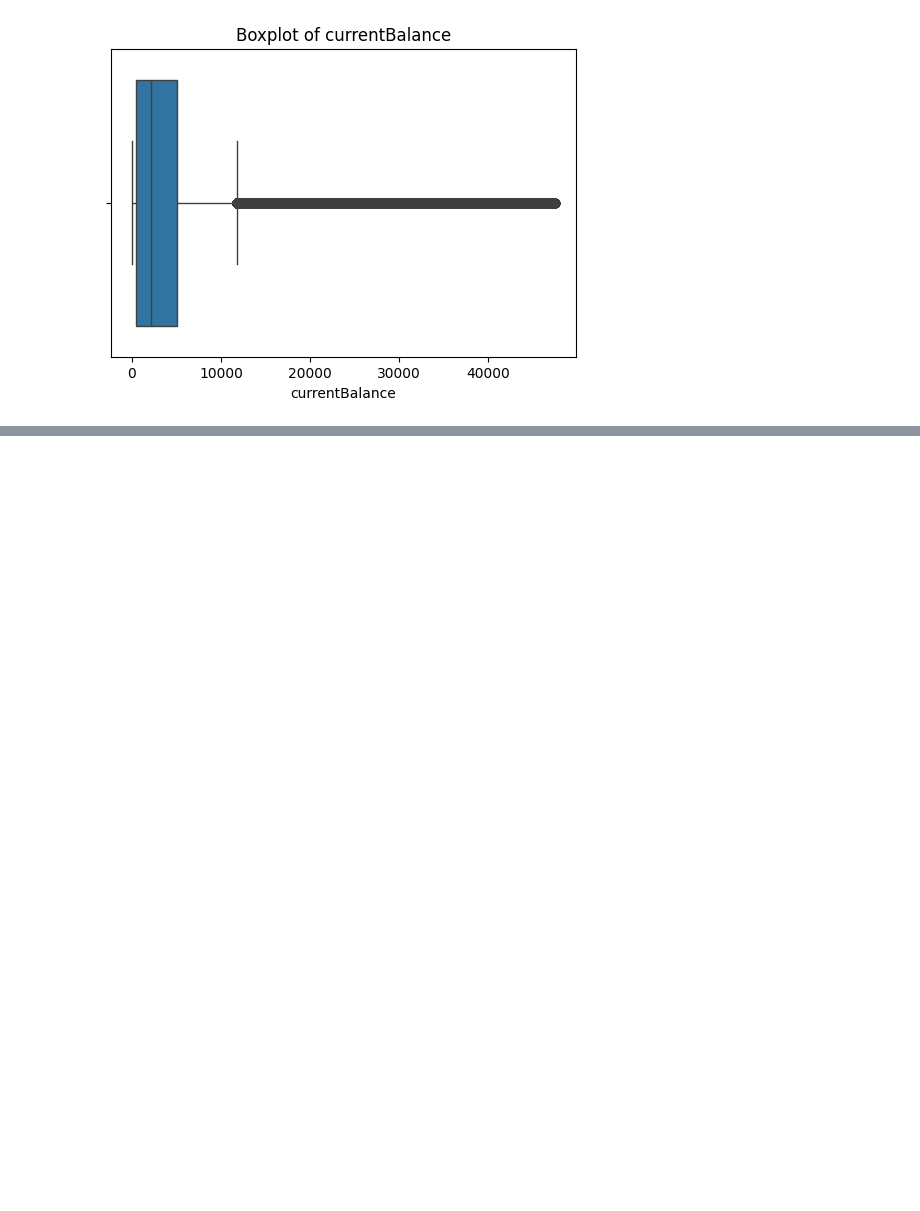
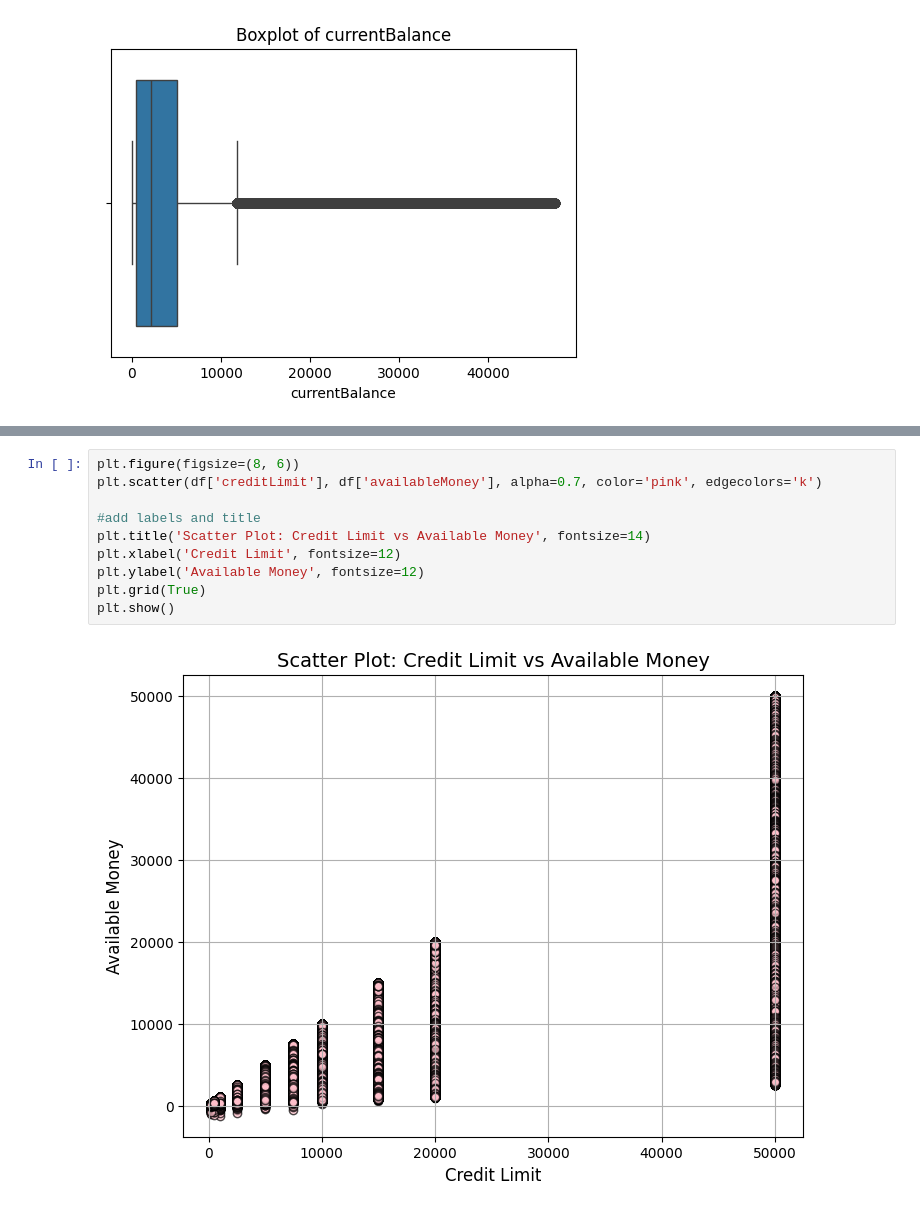
Before and after one commit to AsmitaOjha/Internship_ExtensoData_Work, a Jupyter notebook: Projects/Task_3_EDA/notebook/EDA.ipynb, the cells around one changed output, grey strips where cells are left out. Drawn from its saved outputs; the diff is of its cells as text; blank space fills up the shorter version.

```diff
--- a/Projects/Task_3_EDA/notebook/EDA.ipynb
+++ b/Projects/Task_3_EDA/notebook/EDA.ipynb
@@ -232,0 +274,12 @@ for col in cols:
+# %%
+plt.figure(figsize=(8, 6))
+plt.scatter(df['creditLimit'], df['availableMoney'], alpha=0.7, color='pink', edgecolors='k')
+
+#add labels and title
+plt.title('Scatter Plot: Credit Limit vs Available Money', fontsize=14)
+plt.xlabel('Credit Limit', fontsize=12)
+plt.ylabel('Available Money', fontsize=12)
+plt.grid(True)
+plt.show()
+# %% [output]
+[figure, added]
```
Also changed, not shown: parts of 6 cells of this notebook.
